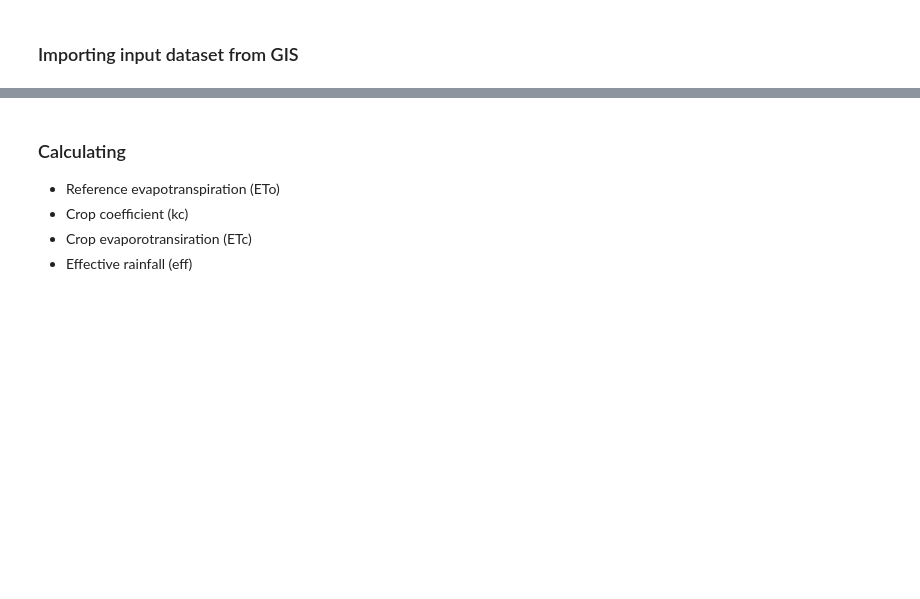
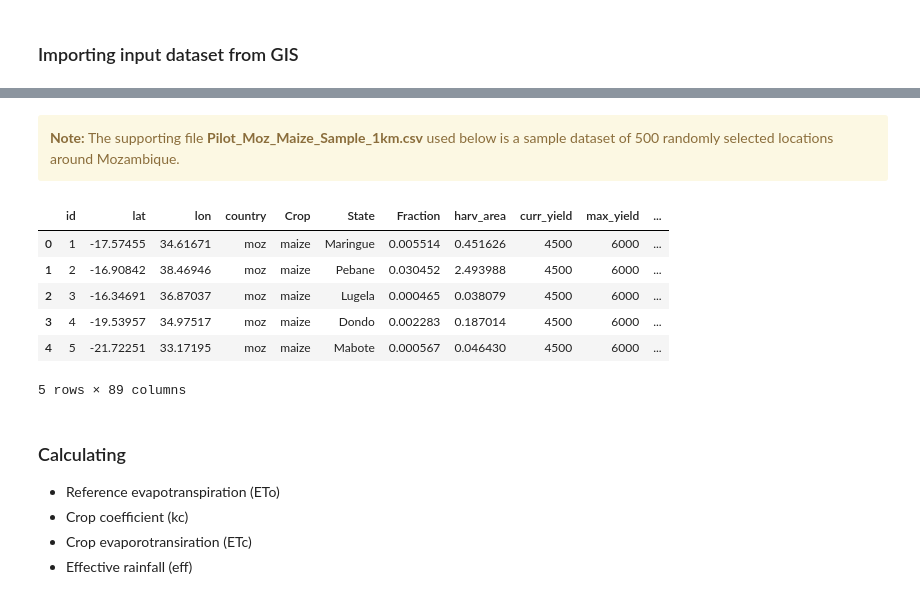
Before and after one commit to akorkovelos/agrodem, a Jupyter notebook: Agrodem.ipynb, the cells around one changed output, grey strips where cells are left out. Drawn from its saved outputs; the diff is of its cells as text; code cells hidden in the pictures; blank space fills up the shorter version.

Commit message:
Sept update on Sample input data, Crop calendar, TDH, Summaries, Visualization, Extraction to name a few

```diff
--- a/Agrodem.ipynb
+++ b/Agrodem.ipynb
@@ -73,3 +66,19 @@ df.head(5)
+# %% [markdown]
+<div class="alert alert-block alert-warning">
+    <b>Note:</b> The supporting file <b>Pilot_Moz_Maize_Sample_1km.csv</b> used below is a sample dataset of 500 randomly selected locations around Mozambique.
+</div>
+# %%
+df=pd.read_csv('Pilot_Moz_Maize_Sample_1km.csv')
+
+df.head(5)
+# %% [output]
+|  | id | lat | lon | country | Crop | State | Fraction | harv_area | curr_yield | max_yield | ... |
+| 0 | 1 | -17.57455 | 34.61671 | moz | maize | Maringue | 0.005514 | 0.451626 | 4500 | 6000 | ... |
+| 1 | 2 | -16.90842 | 38.46946 | moz | maize | Pebane | 0.030452 | 2.493988 | 4500 | 6000 | ... |
+| 2 | 3 | -16.34691 | 36.87037 | moz | maize | Lugela | 0.000465 | 0.038079 | 4500 | 6000 | ... |
+| 3 | 4 | -19.53957 | 34.97517 | moz | maize | Dondo | 0.002283 | 0.187014 | 4500 | 6000 | ... |
+| 4 | 5 | -21.72251 | 33.17195 | moz | maize | Mabote | 0.000567 | 0.046430 | 4500 | 6000 | ... |
+5 rows × 89 columns
 # %% [markdown]
 ### Calculating
 
```
Also changed, not shown: parts of 27 cells of this notebook, 7 other files.
